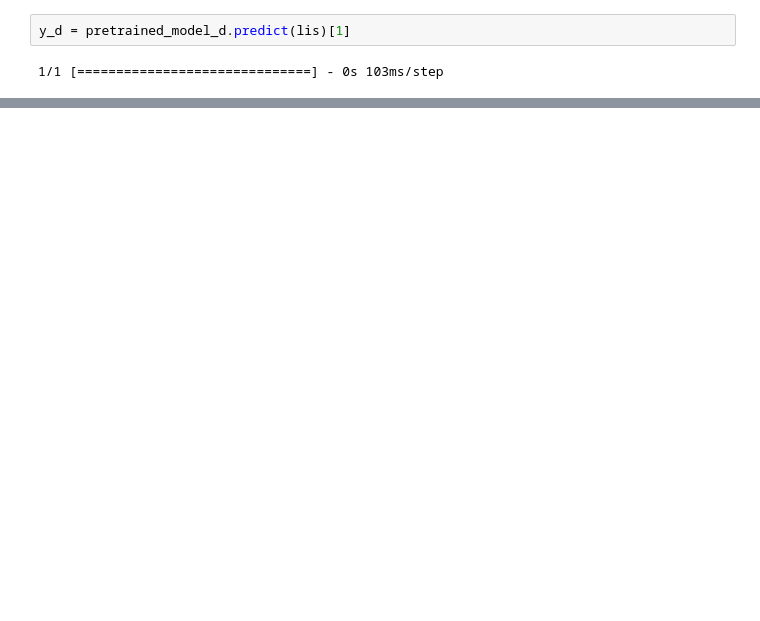
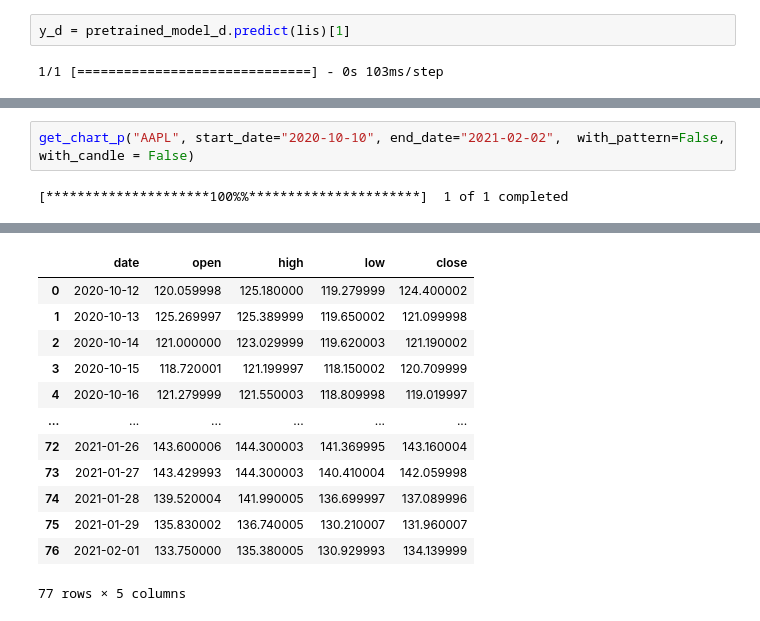
Before and after one commit to Ivanmoranr/Bool-Market, a Jupyter notebook: hacking_model (1).ipynb, the cells around one changed output, grey strips where cells are left out. Cells and saved outputs as stored; diff of their text form; blank space fills up the shorter version.

```diff
--- a/hacking_model (1).ipynb
+++ b/hacking_model (1).ipynb
@@ -1666,0 +1834,4 @@ np.round(y_d[0][0])
+# %%
+get_chart_p("AAPL", start_date="2020-10-10", end_date="2021-02-02",  with_pattern=False, with_candle = False)
+# %% [output]
+[*********************100%%**********************]  1 of 1 completed
@@ -1666,0 +1846,13 @@ np.round(y_d[0][0])
+|  | date | open | high | low | close |
+| 0 | 2020-10-12 | 120.059998 | 125.180000 | 119.279999 | 124.400002 |
+| 1 | 2020-10-13 | 125.269997 | 125.389999 | 119.650002 | 121.099998 |
+| 2 | 2020-10-14 | 121.000000 | 123.029999 | 119.620003 | 121.190002 |
+| 3 | 2020-10-15 | 118.720001 | 121.199997 | 118.150002 | 120.709999 |
+| 4 | 2020-10-16 | 121.279999 | 121.550003 | 118.809998 | 119.019997 |
+| ... | ... | ... | ... | ... | ... |
+| 72 | 2021-01-26 | 143.600006 | 144.300003 | 141.369995 | 143.160004 |
+| 73 | 2021-01-27 | 143.429993 | 144.300003 | 140.410004 | 142.059998 |
+| 74 | 2021-01-28 | 139.520004 | 141.990005 | 136.699997 | 137.089996 |
+| 75 | 2021-01-29 | 135.830002 | 136.740005 | 130.210007 | 131.960007 |
+| 76 | 2021-02-01 | 133.750000 | 135.380005 | 130.929993 | 134.139999 |
+77 rows × 5 columns
```
Also changed, not shown: parts of 20 cells of this notebook, 2 other files.
